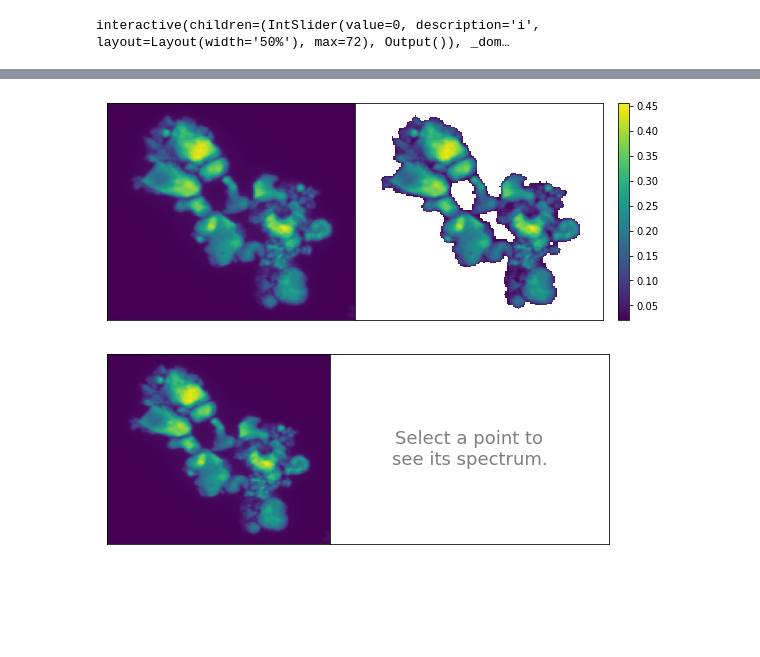
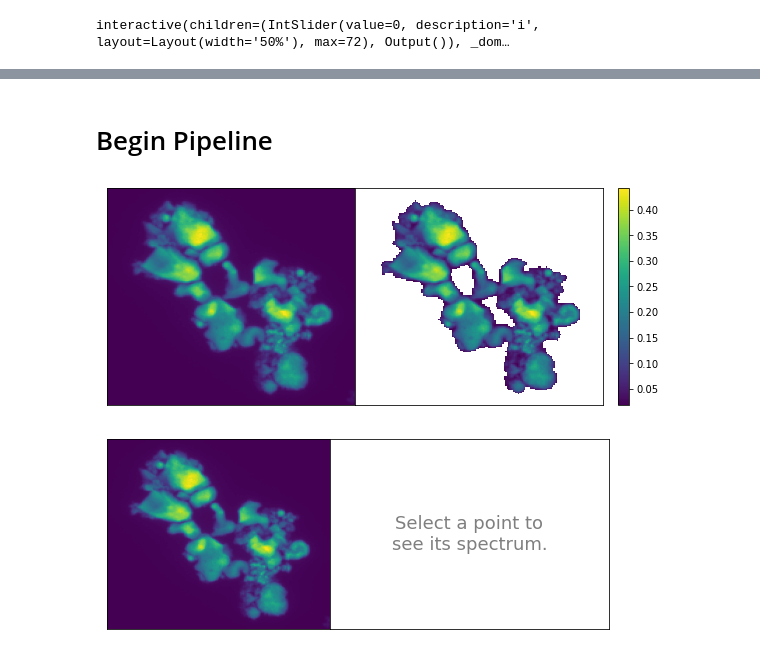
Before and after one commit to stetef/nano-XANES-microscopy-of-Fe, a Jupyter notebook: Visualization.ipynb, the cells around one changed output, grey strips where cells are left out. Saved outputs shown, nothing was run; the diff lists cells and outputs as text; code cells hidden in the pictures; blank space fills up the shorter version.

```diff
--- a/Visualization.ipynb
+++ b/Visualization.ipynb
@@ -39,6 +39,9 @@ def parse_tiff(filename):
 # %%
 Ni_xanes = parse_tiff('Data/TXM_XANES/Ni_xanes.tiff')
+Ni_energy = np.loadtxt('Data/TXM_XANES/Ni_eng_list.txt')
+
 Fe_xanes = parse_tiff('Data/HXN_XANES/nanoXANES_Fe.tiff')
+Fe_energy = np.loadtxt('Data/HXN_XANES/energy_list_corr.txt')
 
 def plot_img(data):
     fig, ax = plt.subplots(figsize=(5, 5))
@@ -74,0 +107,15 @@ interactive(children=(IntSlider(value=0, description='i', layout=Layout(width='5
+# %%
+ref_energy, Refs_dict, Refs_raw = parse_nor('Data/HXN_XANES/FeLibNov2021.nor')
+energy = np.linspace(7090, 7196, 54)
+
+interperlator = interp1d(ref_energy, Refs_raw)
+Refs = interperlator(energy)
+
+Fe_xanes_tmp = np.zeros((len(energy), Fe_xanes.shape[1], Fe_xanes.shape[2]))
+for x in range(Fe_xanes.shape[1]):
+    for y in range(Fe_xanes.shape[2]):
+        interperlator = interp1d(Fe_energy, Fe_xanes[:, x, y])
+        Fe_xanes_tmp[:, x, y] = interperlator(energy)
+
+Fe_xanes = Fe_xanes_tmp
+Fe_energy = energy
@@ -74,0 +126,12 @@ interactive(children=(IntSlider(value=0, description='i', layout=Layout(width='5
+# %%
+fig, axes = plt.subplots(figsize=(14, 4), ncols=3)
+plt.subplots_adjust(wspace=0.25)
+for r in Refs:
+    axes[0].plot(energy, r)
+    axes[1].plot(energy, r / np.sum(r))
+    axes[2].plot(energy, r / r[-1])
+
+titles = ['Flattened Normalized', 'Integral Normalized', 'Last Point Normalized']
+for i, ax in enumerate(axes):
+    ax.set_title(titles[i], fontsize=16)
+    ax.tick_params(direction='in', width=2, length=6, labelsize=14)
@@ -75,3 +140,5 @@ interactive(children=(IntSlider(value=0, description='i', layout=Layout(width='5
+# %% [markdown]
+# Begin Pipeline
 # %%
 def remove_ticks(ax):
     ax.set_xticks([])
@@ -91,32 +158,32 @@ def add_point_label(pickable, data, ax):
 # %%
 data = Fe_xanes
 
-def get_filtered_img(data, threshold=0.02, return_mask=False):
+def get_filtered_img(data, threshold=0.018, return_mask=False):
     mask = np.zeros((data.shape[0], data.shape[1], data.shape[2]))
     bool_arr = np.max(Fe_xanes, axis=0) < threshold
     mask[:, bool_arr] = 1
     filtered_img = np.ma.array(data, mask=mask)
     if return_mask:
         return filtered_img, mask
     else:
         return filtered_img
 
 fig = plt.figure(figsize=(10, 4))
 spec = fig.add_gridspec(ncols=2, width_ratios=[0.8, 1.])
 plt.subplots_adjust(wspace=0.)
 
 ax = fig.add_subplot(spec[0])
 ax.imshow(np.max(data, axis=0), extent=[0, 1, 0, 1], aspect='auto')
 ax = fig.add_subplot(spec[1])
 img = ax.imshow(np.max(get_filtered_img(data), axis=0), extent=[0, 1, 0, 1], aspect='auto')
 
 for ax in fig.get_axes():
     remove_ticks(ax)
 
 plt.colorbar(img)
 plt.show()
 # %% [output]
-[figure, old version]
+[figure, new version]
 # %%
 %matplotlib inline
 # %%
```
Also changed, not shown: parts of 34 cells of this notebook, 1 other file.
